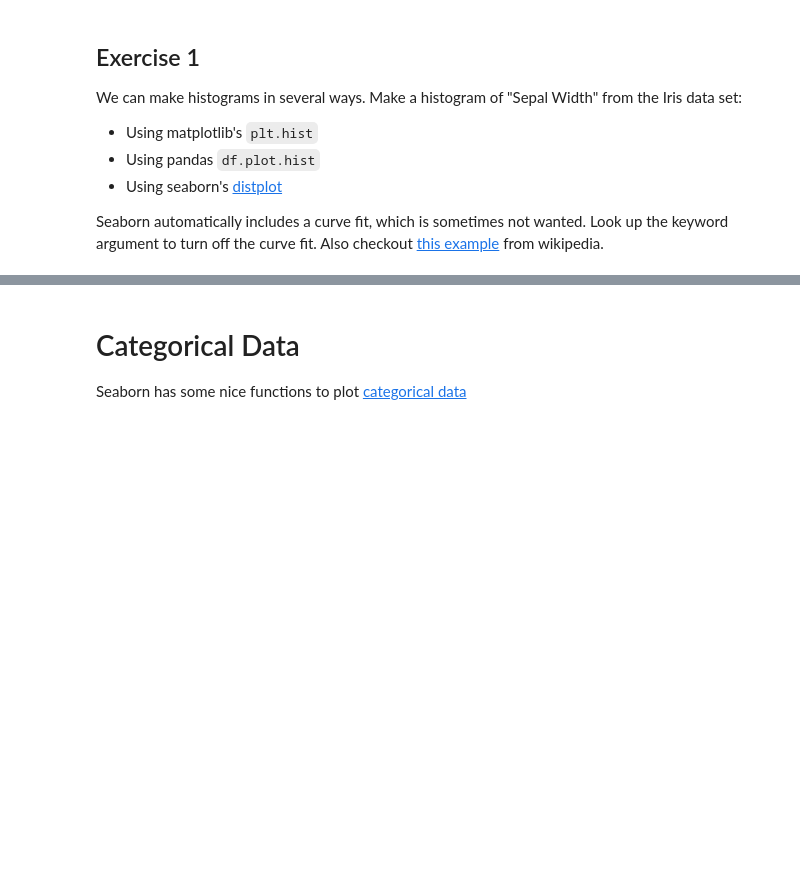
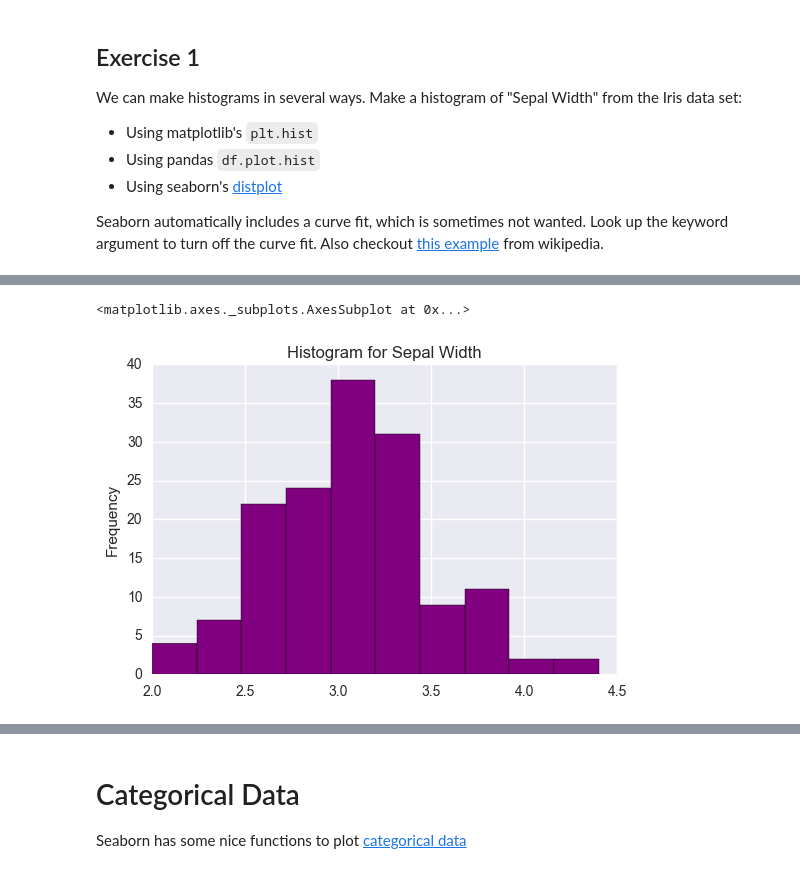
Before and after one commit to hhenningsg/Hannah-DS4, a Jupyter notebook: lessons/lesson-05/code/Data Visualization Lab.ipynb, the cells around one changed output, grey strips where cells are left out. Drawn from its saved outputs; the diff is of its cells as text; code cells hidden in the pictures; blank space fills up the shorter version.

```diff
--- a/lessons/lesson-05/code/Data Visualization Lab.ipynb
+++ b/lessons/lesson-05/code/Data Visualization Lab.ipynb
@@ -155,0 +157,11 @@ Seaborn automatically includes a curve fit, which is sometimes not wanted. Look
+# %%
+#pandas
+df.sepal_width.plot(kind = "hist",
+                    title = 'Histogram for Sepal Width',
+                    color = 'purple',
+                    x = "sepal width"
+                   )
+#df.sepal_width.plot.hist()
+# %% [output]
+<matplotlib.axes._subplots.AxesSubplot at 0x...>
+[figure, added]
```
Also changed, not shown: parts of 9 cells of this notebook, 2 other files.
